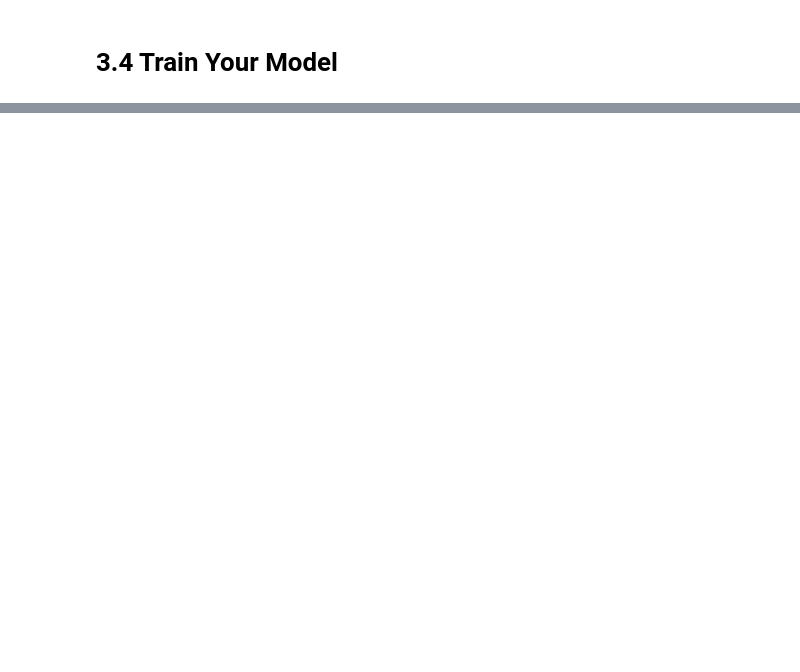
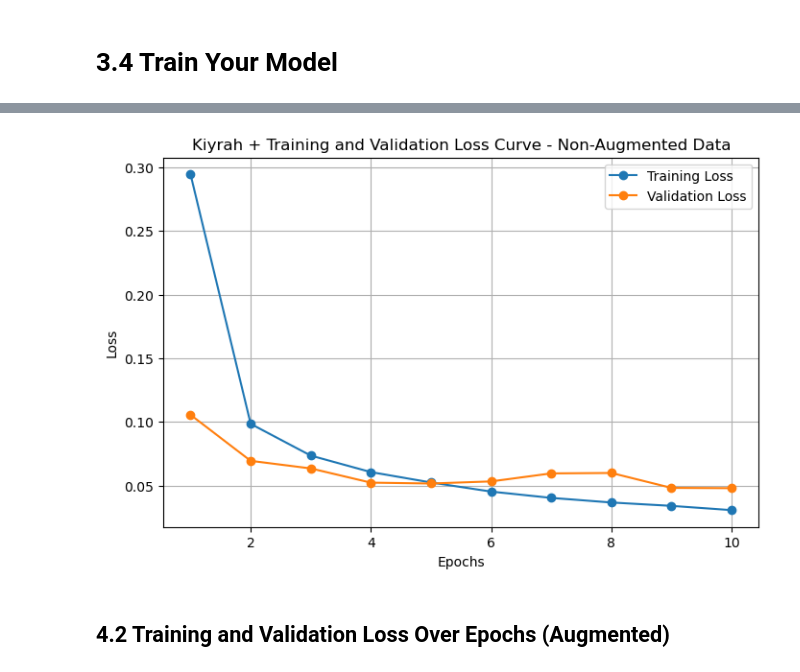
Before and after one commit to KiyrahKeith/CS457_Lab6, a Jupyter notebook: Kiyrah_Keith_Lab6.ipynb, the cells around one changed output, grey strips where cells are left out. Cells and saved outputs as stored; diff of their text form; code cells hidden in the pictures; blank space fills up the shorter version.

Commit message:
Add Visualizations and Model Saving

```diff
--- a/Kiyrah_Keith_Lab6.ipynb
+++ b/Kiyrah_Keith_Lab6.ipynb
@@ -134,12 +138,12 @@ plt.show()
 class Classifier(torch.nn.Module):
     def __init__(self, input_size, hidden_size, output_size):
         super().__init__()
-        size_after_conv1 = (28 - 5 + 1) // 2  # Starting size of 28 pixels, Kernel size 5x5, then pool 2x2
+        size_after_conv1 = (28 - 3 + 1) // 2  # Starting size of 28 pixels, Kernel size 5x5, then pool 2x2
         size_after_conv2 = (size_after_conv1 - 3 + 1) // 3  # Kernel size 3x3, then pool 2x2
 
         self.main = nn.Sequential(
             # First convolution
-            nn.Conv2d(input_size, hidden_size, (5, 5)), # Kernel size of 5x5
+            nn.Conv2d(input_size, hidden_size, (3, 3)), # Kernel size of 5x5
             nn.ReLU(),
             nn.MaxPool2d((2,2)), # Reduce dimensions by half
 
@@ -149,7 +153,7 @@ class Classifier(torch.nn.Module):
             nn.MaxPool2d((3,3)), # Reduce by a factor of 3
 
             nn.Flatten(), # Convert to 1d vector
-            nn.Linear((size_after_conv1 * size_after_conv2)//2, hidden_size),
+            nn.Linear((size_after_conv2 * size_after_conv2) * (hidden_size//2), hidden_size),
             nn.ReLU(),
             nn.Linear(hidden_size, output_size) # Second fully-connected layer, converts neurons to final output size
         )
@@ -166,6 +170,10 @@ def trainer(model, criterion, optimizer, trainloader, validloader, epochs=5, ver
     # Your code
     train_loss, valid_loss, valid_accuracy = [], [], []
     actual_labels, predict_labels = [], []
+    misclassified_images = []
+    misclassified_true_labels = []
+    misclassified_pred_labels = []
+
     for epoch in range(epochs):
         losses = 0
         train_batch_loss = 0
@@ -194,6 +202,11 @@ def trainer(model, criterion, optimizer, trainloader, validloader, epochs=5, ver
                 _, predicted = torch.max(y_hat, 1)
                 valid_batch_acc += (predicted == y).type(torch.float32).mean().item() # Compute validation accuracy: compare predicted labels to actual labels
 
+                misclassified_mask = predicted != y
+                misclassified_images.extend(X[misclassified_mask].cpu().numpy())
+                misclassified_true_labels.extend(y[misclassified_mask].cpu().numpy())
+                misclassified_pred_labels.extend(predicted[misclassified_mask].cpu().numpy())
+
                 # Store the actual vs predicted labels so that these can be plotted later
                 if epoch == epochs-1: # Only save the final batch of predictions
                     actual_labels.extend(y.view(-1).tolist())
@@ -212,15 +225,20 @@ def trainer(model, criterion, optimizer, trainloader, validloader, epochs=5, ver
                "valid_loss": valid_loss,
                "valid_accuracy": valid_accuracy,
               "actual_labels": actual_labels,
-              "predict_labels": predict_labels}
+              "predict_labels": predict_labels,
+              "misclassified_images": misclassified_images,
+              "misclassified_true_labels": misclassified_true_labels,
+              "misclassified_pred_labels": misclassified_pred_labels}
     return results
 # %% [markdown]
 # 3.3 Summarize Your Model
 # %%
 # Build the model with the following parameters
 # 1 input layer (because images have one channel - black and white)
-# 4 hidden layers
+# 32 hidden layers. This number of hidden layers will increase the training time for the model,
+#       but it should also prevent the accuracy plateau of 89% that was observed with a smaller
+#       number of hidden layers.
 # 10 output layers (because the number of classes in 10)
-model = Classifier(1, 4, 10)
+model = Classifier(1, 32, 10)
 summary(model, (1, 28, 28))
 # %% [output]
@@ -250,5 +284,5 @@ learning_rate = 0.001
 criterion = nn.CrossEntropyLoss() # Cross Entropy Loss function used for categorical classification
 optimizer = optim.Adam(model.parameters(), lr = learning_rate)
 
-results = trainer(model, criterion, optimizer, train_loader_combined, test_loader, epochs=10)
+results_aug = trainer(model, criterion, optimizer, train_loader_aug, test_loader, epochs=10)
 # %% [output]
@@ -258,0 +307,20 @@ KeyboardInterrupt:
+# %%
+# Extract metrics from the results dictionary
+train_loss = results["train_loss"]       # Training loss per epoch
+valid_loss = results["valid_loss"]       # Validation loss per epoch
+
+
+# Plot Training and Validation Loss Curve
+plt.figure(figsize=(8, 5))  # Set the figure size
+plt.plot(range(1, len(train_loss) + 1), train_loss, label="Training Loss", marker='o')  # Training loss
+plt.plot(range(1, len(valid_loss) + 1), valid_loss, label="Validation Loss", marker='o')  # Validation loss
+plt.xlabel("Epochs")  # X-axis label
+plt.ylabel("Loss")  # Y-axis label
+plt.title("Kiyrah + Training and Validation Loss Curve - Non-Augmented Data")  # Plot title
+plt.legend()  # Add a legend
+plt.grid()  # Add grid lines for better readability
+plt.show()
+# %% [output]
+[figure, added]
+# %% [markdown]
+## 4.2 Training and Validation Loss Over Epochs (Augmented)
```
Also changed, not shown: parts of 21 cells of this notebook, 1 other file.
